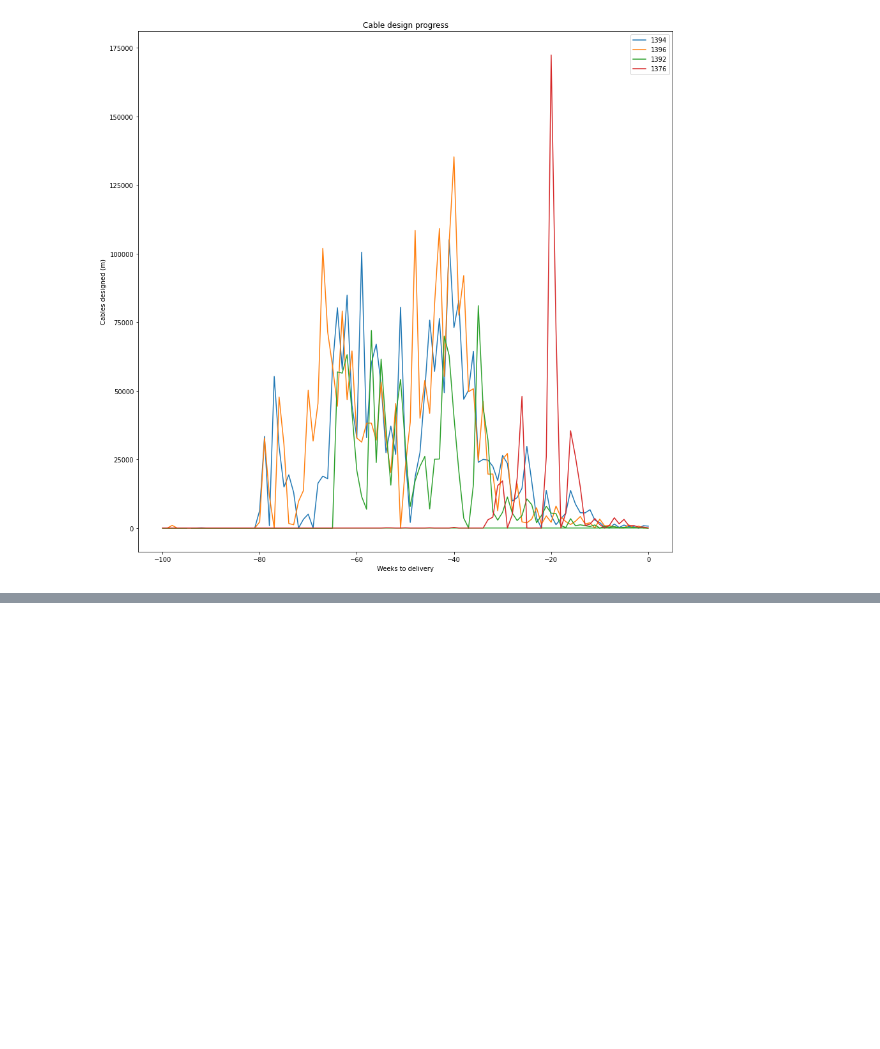
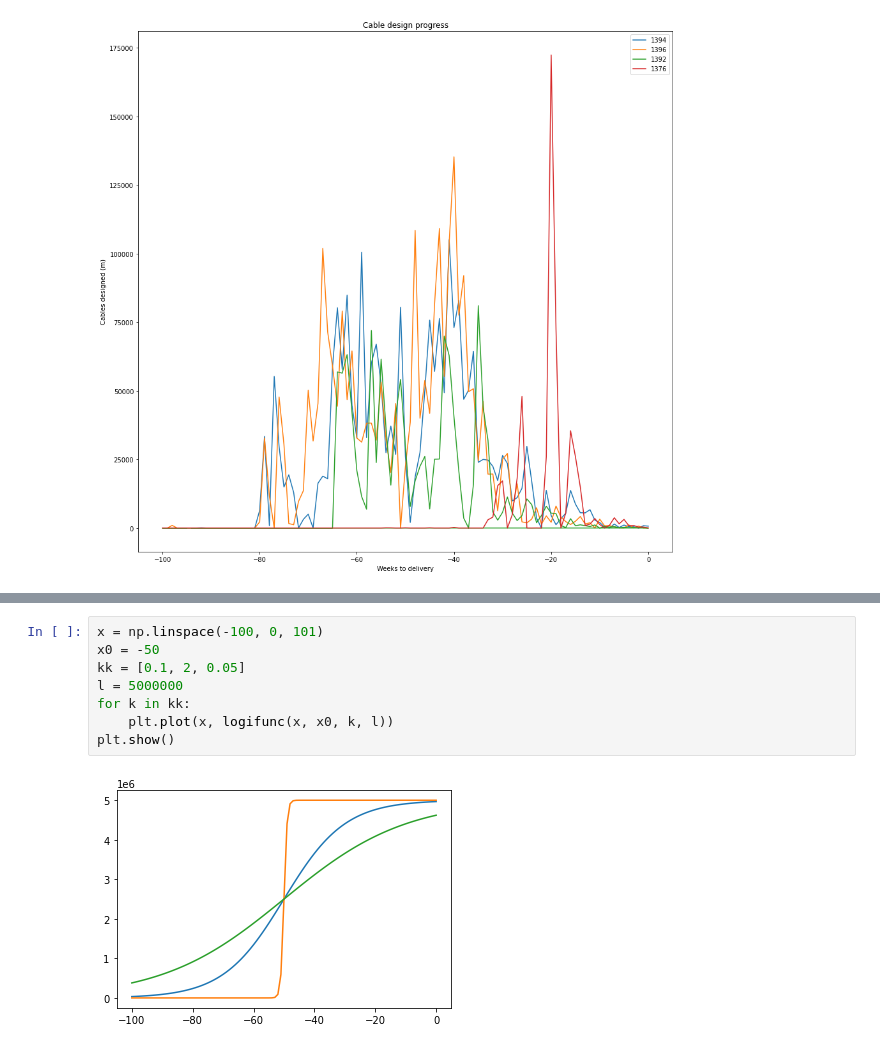
Before and after one commit to Miikkasna/cablepredictions, a Jupyter notebook: jupyter test.ipynb, the cells around one changed output, grey strips where cells are left out. Cells and saved outputs as stored; diff of their text form; blank space fills up the shorter version.

```diff
--- a/jupyter test.ipynb
+++ b/jupyter test.ipynb
@@ -244,0 +225,10 @@ for train_i, test_i in lpo.split(ships):
+# %%
+x = np.linspace(-100, 0, 101)
+x0 = -50
+kk = [0.1, 2, 0.05]
+l = 5000000
+for k in kk:
+    plt.plot(x, logifunc(x, x0, k, l))
+plt.show()
+# %% [output]
+[figure, added]
```
Also changed, not shown: parts of 2 cells of this notebook, 5 other files.
